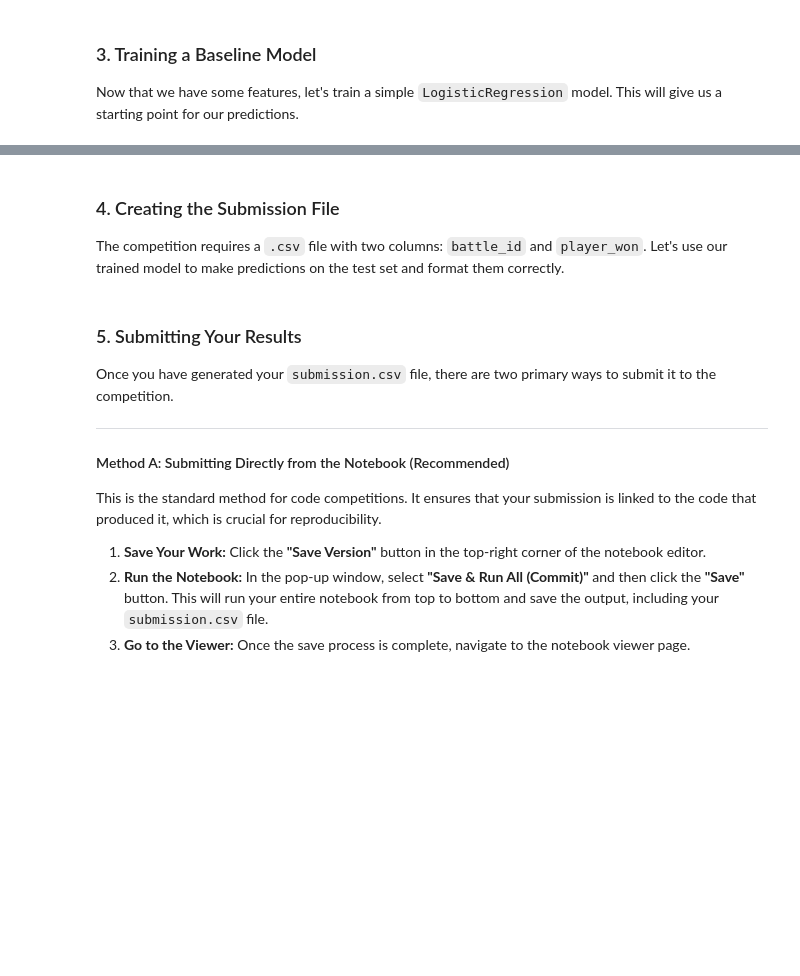
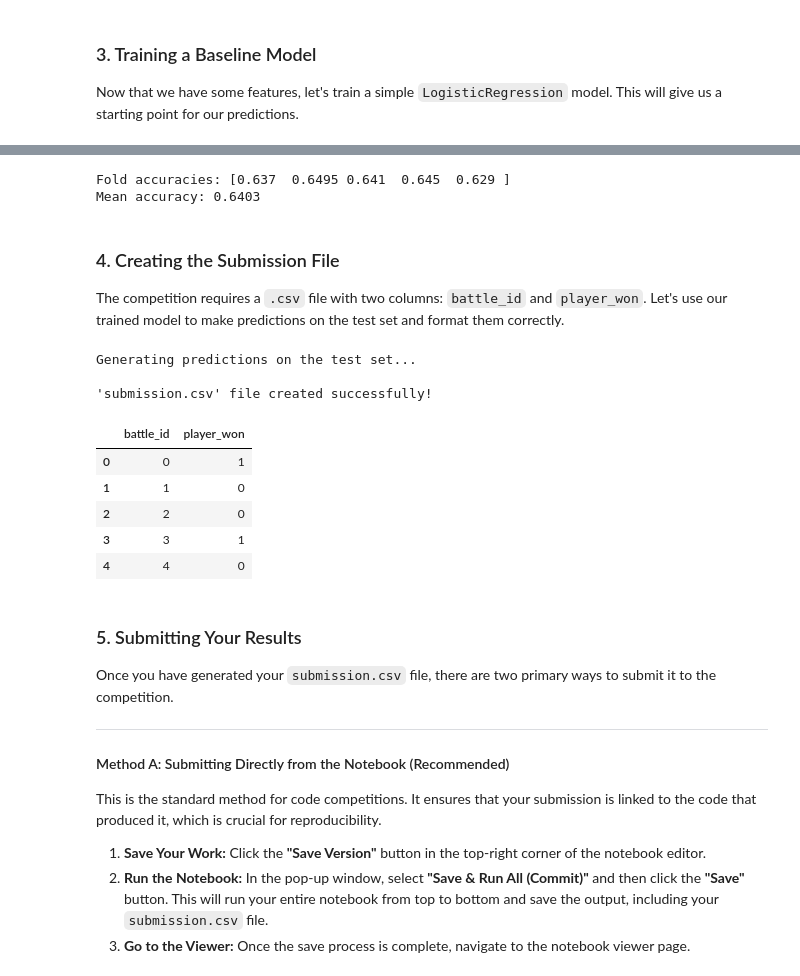
Before and after one commit to ZebNye/FDS-Pokemon, a Jupyter notebook: notebookd-j.ipynb, the cells around one changed output, grey strips where cells are left out. Drawn from its saved outputs; the diff is of its cells as text; code cells hidden in the pictures; blank space fills up the shorter version.

```diff
--- a/notebookd-j.ipynb
+++ b/notebookd-j.ipynb
@@ -418,9 +558,9 @@ import json
 import pandas as pd
 from pathlib import Path
 
-train_file_path = '/kaggle/input/competitions/fds-pokemon-battles-prediction-2026/train.jsonl'
-test_file_path = '/kaggle/input/competitions/fds-pokemon-battles-prediction-2026/test.jsonl'
-sample_submission_path = '/kaggle/input/competitions/fds-pokemon-battles-prediction-2026/sample_submission.csv'
+train_file_path = 'data/train.jsonl'
+test_file_path = 'data/test.jsonl'
+sample_submission_path = 'data/sample_submission.csv'
 train_data = []
 
 # Read the file line by line
@@ -530,3 +1368,27 @@ print("Model training complete.")
+# %%
+from sklearn.model_selection import cross_val_score
+from sklearn.pipeline import make_pipeline
+from sklearn.preprocessing import StandardScaler
+from sklearn.linear_model import LogisticRegression
+
+model = make_pipeline(
+    StandardScaler(),
+    LogisticRegression(max_iter=5000, random_state=42)
+)
+
+scores = cross_val_score(
+    model,
+    X,
+    y,
+    cv=5,
+    scoring='accuracy'
+)
+
+print("Fold accuracies:", scores)
+print("Mean accuracy:", scores.mean())
+# %% [output]
+Fold accuracies: [0.637  0.6495 0.641  0.645  0.629 ]
+Mean accuracy: 0.6403
 # %% [markdown]
 ### 4. Creating the Submission File
 
@@ -534,27 +1396,37 @@ The competition requires a `.csv` file with two columns: `battle_id` and `player
 # %%
 # Make predictions on the test data
 print("Generating predictions on the test set...")
-test_predictions = model.predict(X_test)
+test_predictions = lgbm_model.predict(X_test)
 
 # Use the provided sample file as the submission template.
 sample_submission = pd.read_csv(sample_submission_path)
 expected_columns = ['battle_id', 'player_won']
 if list(sample_submission.columns) != expected_columns:
     raise ValueError(f"Expected submission columns {expected_columns}, got {list(sample_submission.columns)}")
 
 # Match predictions to the template by battle_id, preserving its row order.
 predictions_by_id = pd.Series(test_predictions, index=test_df['battle_id'])
 submission_df = sample_submission.copy()
 submission_df['player_won'] = submission_df['battle_id'].map(predictions_by_id)
 if submission_df['player_won'].isna().any():
     raise ValueError("Some sample submission battle_id values have no matching test prediction.")
 submission_df['player_won'] = submission_df['player_won'].astype(int)
 
 submission_df.to_csv('submission.csv', index=False)
 
 # Once you create the submission file, you will find it in /kaggle/working
 print("\n'submission.csv' file created successfully!")
 display(submission_df.head())
+# %% [output]
+Generating predictions on the test set...
+
+'submission.csv' file created successfully!
+|  | battle_id | player_won |
+| 0 | 0 | 1 |
+| 1 | 1 | 0 |
+| 2 | 2 | 0 |
+| 3 | 3 | 1 |
+| 4 | 4 | 0 |
 # %% [markdown]
 ### 5. Submitting Your Results
 
```
Also changed, not shown: parts of 25 cells of this notebook, 1 other file.
